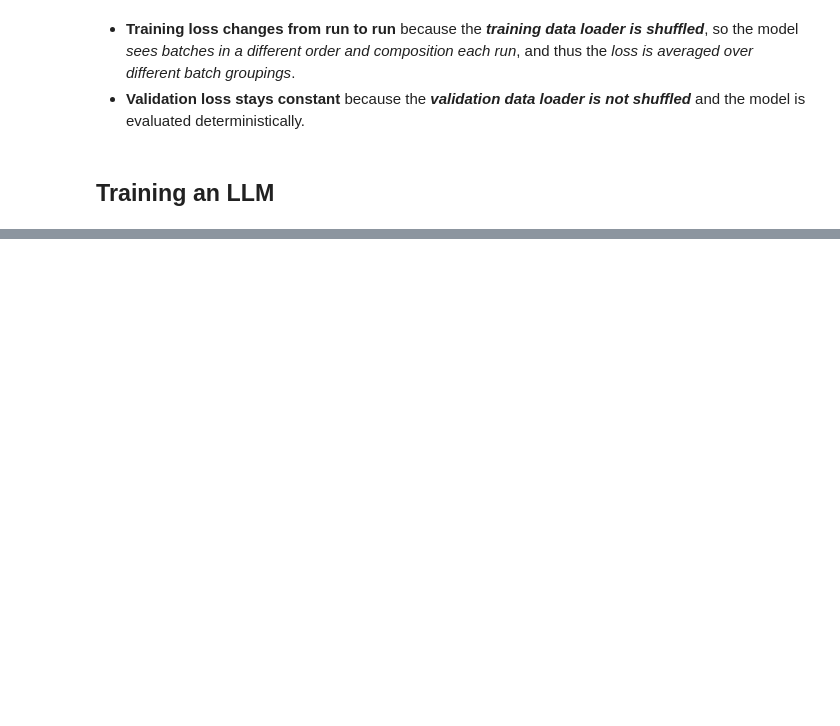
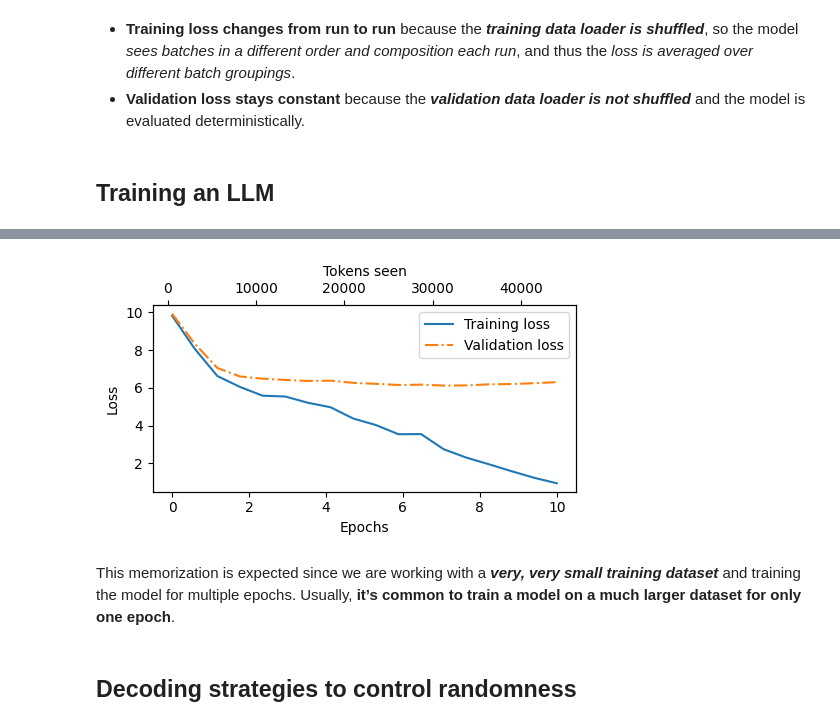
Before and after one commit to GasimV/Self-Study-Tech-Projects, a Jupyter notebook: Build LLM From Scratch/From-Scratch/Pretraining-on-Unlabeled-Data.ipynb, the cells around one changed output, grey strips where cells are left out. Cells and saved outputs as stored; diff of their text form; code cells hidden in the pictures; blank space fills up the shorter version.

```diff
--- a/Build LLM From Scratch/From-Scratch/Pretraining-on-Unlabeled-Data.ipynb
+++ b/Build LLM From Scratch/From-Scratch/Pretraining-on-Unlabeled-Data.ipynb
@@ -362,0 +423,14 @@ Validation loss: 10.98110580444336
+# %%
+torch.manual_seed(123)
+model = GPTModel(GPT_CONFIG_124M)
+model.to(device)
+optimizer = torch.optim.AdamW(
+     model.parameters(),           #1
+    lr=0.0004, weight_decay=0.1
+)
+num_epochs = 10
+train_losses, val_losses, tokens_seen = train_model_simple(
+    model, train_loader, val_loader, optimizer, device,
+    num_epochs=num_epochs, eval_freq=5, eval_iter=5,
+    start_context="Every effort moves you", tokenizer=tokenizer
+)
@@ -362,0 +455,28 @@ Validation loss: 10.98110580444336
+# %%
+import matplotlib.pyplot as plt
+from matplotlib.ticker import MaxNLocator
+
+def plot_losses(epochs_seen, tokens_seen, train_losses, val_losses):
+    fig, ax1 = plt.subplots(figsize=(5, 3))
+    ax1.plot(epochs_seen, train_losses, label="Training loss")
+    ax1.plot(
+        epochs_seen, val_losses, linestyle="-.", label="Validation loss"
+    )
+    ax1.set_xlabel("Epochs")
+    ax1.set_ylabel("Loss")
+    ax1.legend(loc="upper right")
+    ax1.xaxis.set_major_locator(MaxNLocator(integer=True))
+    ax2 = ax1.twiny()                   #1
+    ax2.plot(tokens_seen, train_losses, alpha=0)     #2
+    ax2.set_xlabel("Tokens seen")
+    fig.tight_layout()
+    plt.show()
+
+epochs_tensor = torch.linspace(0, num_epochs, len(train_losses))
+plot_losses(epochs_tensor, tokens_seen, train_losses, val_losses)
+# %% [output]
+[figure, added]
+# %% [markdown]
+This memorization is expected since we are working with a ***very, very small training dataset*** and training the model for multiple epochs. Usually, **it’s common to train a model on a much larger dataset for only one epoch**.
+# %% [markdown]
+## Decoding strategies to control randomness
```
Also changed, not shown: parts of 25 cells of this notebook, 3 other files.
